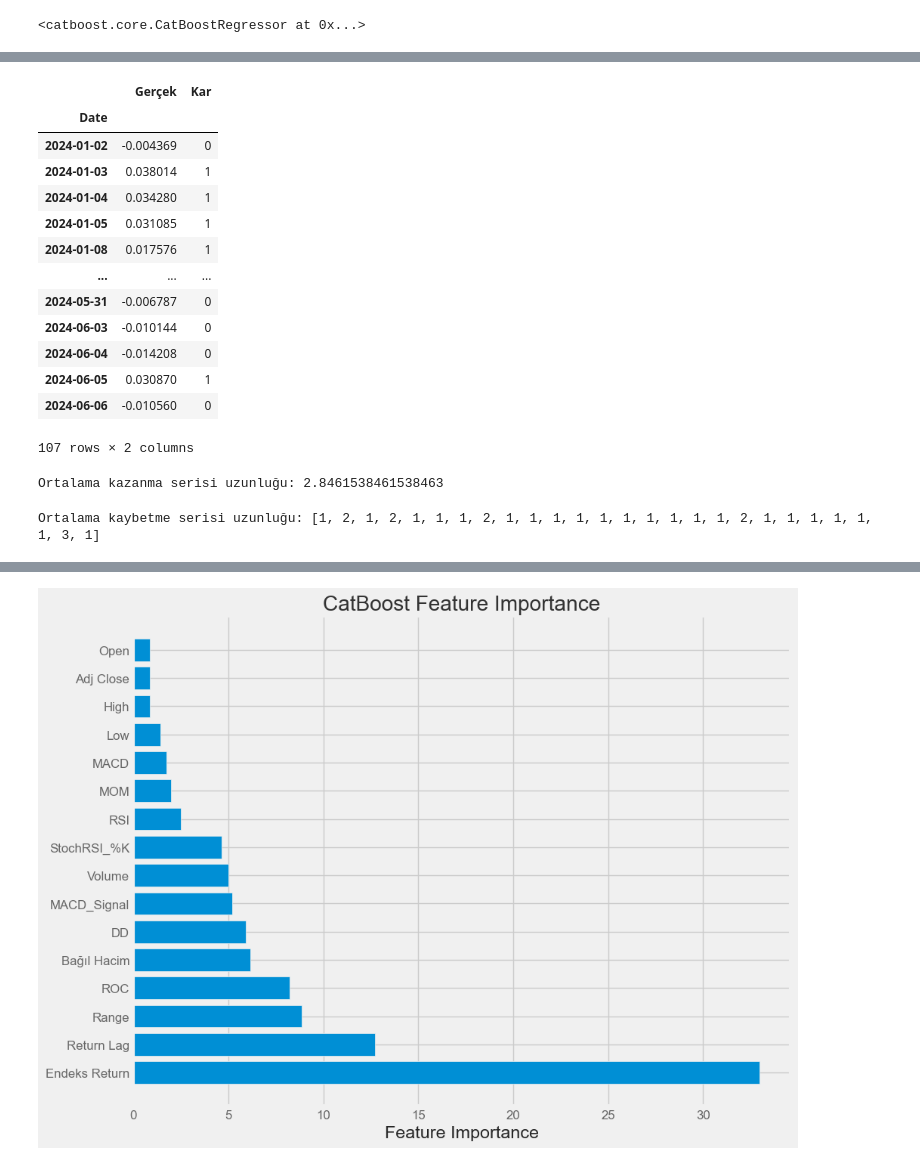
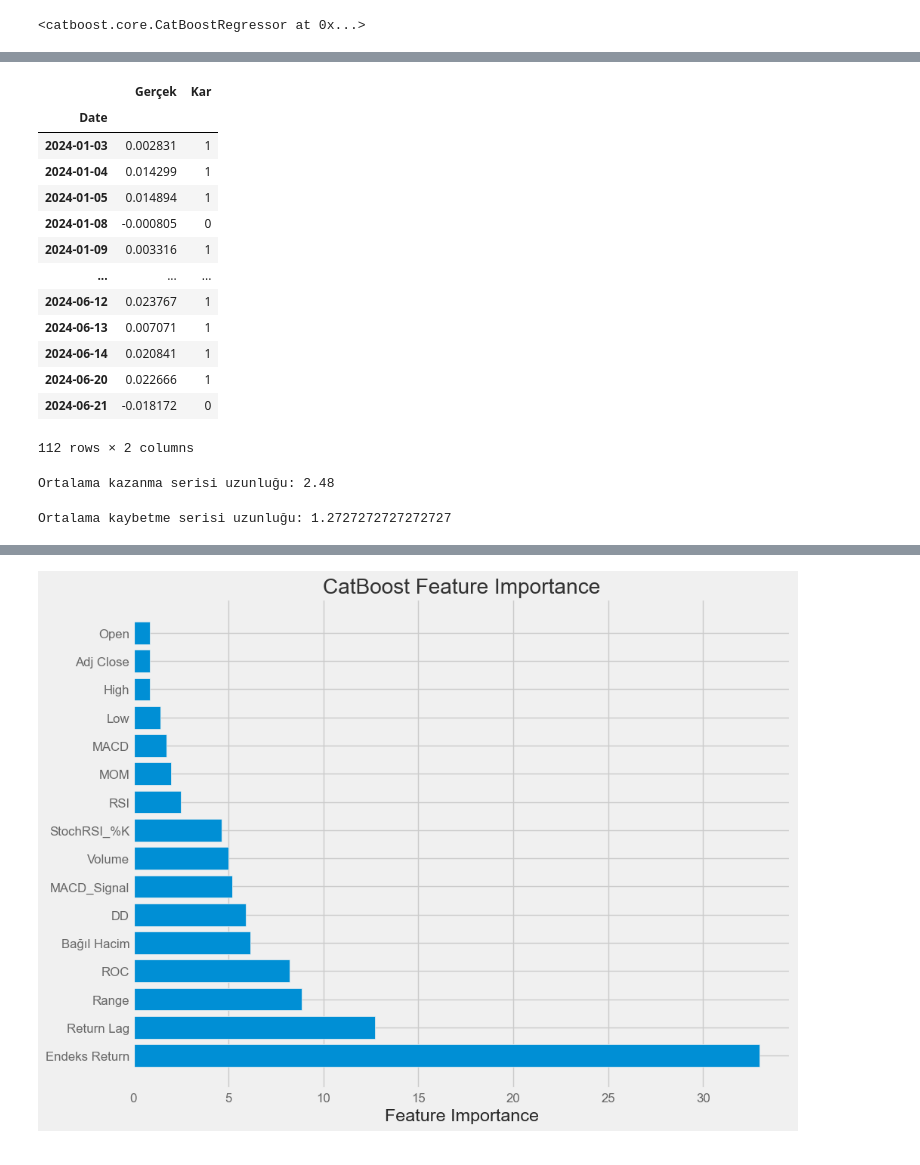
Before and after one commit to kaboya19/AI_Trade, a Jupyter notebook: AI_Trade.ipynb, the cells around one changed output, grey strips where cells are left out. Saved outputs shown, nothing was run; the diff lists cells and outputs as text; code cells hidden in the pictures.

```diff
--- a/AI_Trade.ipynb
+++ b/AI_Trade.ipynb
@@ -393,3 +394,6 @@ model=CatBoostRegressor(**params,task_type="GPU",random_seed=42)
 model.load_model("./model/xtumyson.bin")
 # %% [output]
 <catboost.core.CatBoostRegressor at 0x...>
+# %%
+model=CatBoostRegressor(task_type="GPU",random_seed=42)
+model.load_model("./model/xtumyyeni.bin")
@@ -396,3 +402,6 @@ model.load_model("./model/xtumyson.bin")
+# %%
+mindates=combined_df.groupby("Hisse")["Date"].min()
+arzlar=mindates[mindates>"2024-01-01"].index
 # %%
 tahminler=pd.DataFrame(test["Return"])
 tahminler=tahminler.set_index(X_test.index)
@@ -400,9 +409,11 @@ tahminler["Tahmin"]=model.predict(X_test)
 tahminler.columns=["Gerçek","Tahmin"]
 tahminler["Hisse"]=test["Hisse"]
 tahminler["Tavan"]=test["Tavan Kontrol"]
+tahminler["Taban"]=test["Taban Kontrol"]
 tahminler=tahminler[tahminler["Tavan"]==0]
-tahminler=tahminler[tahminler["Tahmin"]>0.8]
-top_5_rows = tahminler.groupby(level=0).apply(lambda x: x.nlargest(3, columns=['Tahmin'])).dropna()
+tahminler=tahminler[tahminler["Taban"]==0]
+tahminler = tahminler[~tahminler['Hisse'].isin(arzlar)]
+top_5_rows = tahminler.groupby(level=0).apply(lambda x: x.nlargest(4, columns=['Tahmin'])).dropna()
 topkar=(top_5_rows.groupby('Date')["Gerçek"].mean().iloc[:-2].cumsum()/2)
 returns=(top_5_rows.groupby('Date')["Gerçek"].mean().iloc[:-2].cumsum()/2).diff().dropna()
 pozitif=returns[returns>0].mean()
@@ -418,0 +441,7 @@ top_5_rows2["Gerçek"]-=0.4
+# %%
+top_5_rows1=top_5_rows.copy()
+komisyon=top_5_rows["Gerçek"]*0.04
+borsapayı=top_5_rows["Gerçek"]*2.5/100000
+bsmv=komisyon*0.05
+kesinti=2*(komisyon+borsapayı+bsmv)
+top_5_rows1["Gerçek"]=top_5_rows["Gerçek"]-kesinti
@@ -563,26 +543,26 @@ plt.yticks(fontsize=13,fontweight="bold",font="Arial")
 # %%
 
-returns=top_5_rows1.groupby('Date')["Gerçek"].mean().iloc[:-2].dropna()/2
+returns=top_5_rows1.groupby('Date')["Gerçek"].mean().iloc[:-2].cumsum().diff().dropna()/2
 returns=returns/100
 returns=pd.DataFrame(returns)
 returns["Kar"]=np.where((returns>0),1,0)
 returns
 returns
 # %% [output]
 |  | Gerçek | Kar |
 | Date |  |  |
-| 2024-01-02 | -0.004369 | 0 |
-| 2024-01-03 | 0.038014 | 1 |
-| 2024-01-04 | 0.034280 | 1 |
-| 2024-01-05 | 0.031085 | 1 |
-| 2024-01-08 | 0.017576 | 1 |
+| 2024-01-03 | 0.002831 | 1 |
+| 2024-01-04 | 0.014299 | 1 |
+| 2024-01-05 | 0.014894 | 1 |
+| 2024-01-08 | -0.000805 | 0 |
+| 2024-01-09 | 0.003316 | 1 |
 | ... | ... | ... |
-| 2024-05-31 | -0.006787 | 0 |
-| 2024-06-03 | -0.010144 | 0 |
-| 2024-06-04 | -0.014208 | 0 |
-| 2024-06-05 | 0.030870 | 1 |
-| 2024-06-06 | -0.010560 | 0 |
+| 2024-06-12 | 0.023767 | 1 |
+| 2024-06-13 | 0.007071 | 1 |
+| 2024-06-14 | 0.020841 | 1 |
+| 2024-06-20 | 0.022666 | 1 |
+| 2024-06-21 | -0.018172 | 0 |
-107 rows × 2 columns
+112 rows × 2 columns
 # %%
 def ortalama_kazanma_serisi_uzunlugu(veri):
     kazanma_serileri = []  # Kazanma serilerini tutacak bir liste oluşturuyoruz.
@@ -605,10 +585,10 @@ def ortalama_kazanma_serisi_uzunlugu(veri):
 
 
 # Fonksiyonu çağırarak ortalama kazanma serisi uzunluğunu bul
-ortalama = ortalama_kazanma_serisi_uzunlugu(list(returns["Kar"].values))
+ortalama = ortalama_kazanma_serisi_uzunlugu(list(endeks["Kar"].values))
 print("Ortalama kazanma serisi uzunluğu:", ortalama)
 # %% [output]
-Ortalama kazanma serisi uzunluğu: 2.8461538461538463
+Ortalama kazanma serisi uzunluğu: 2.48
 # %%
 def ortalama_kaybetme_serisi_uzunlugu(veri):
     kaybetme_serileri = []  # Kaybetme serilerini tutacak bir liste oluşturuyoruz.
@@ -626,7 +606,7 @@ def ortalama_kaybetme_serisi_uzunlugu(veri):
     # Kaybetme serilerinin ortalama uzunluğunu hesapla.
     ortalama_uzunluk = sum(kaybetme_serileri) / len(kaybetme_serileri)
 
-    return kaybetme_serileri
+    return ortalama_uzunluk
 
 
 
@@ -634,4 +614,4 @@ def ortalama_kaybetme_serisi_uzunlugu(veri):
 ortalama = ortalama_kaybetme_serisi_uzunlugu(list(returns["Kar"].values))
 print("Ortalama kaybetme serisi uzunluğu:", ortalama)
 # %% [output]
-Ortalama kaybetme serisi uzunluğu: [1, 2, 1, 2, 1, 1, 1, 2, 1, 1, 1, 1, 1, 1, 1, 1, 1, 1, 2, 1, 1, 1, 1, 1, 1, 3, 1]
+Ortalama kaybetme serisi uzunluğu: 1.2727272727272727
```
Also changed, not shown: parts of 78 cells of this notebook, 15 other files.
